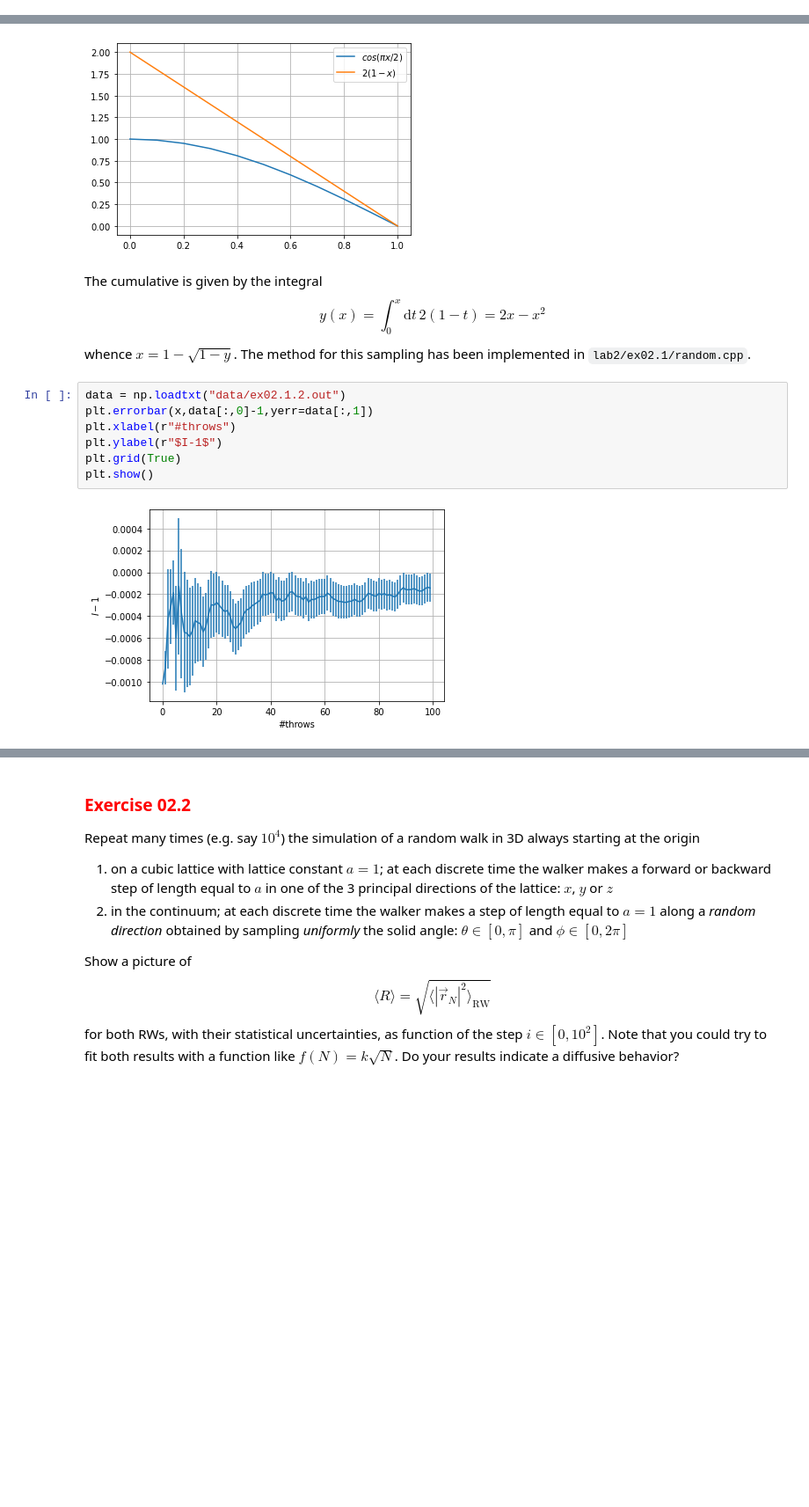
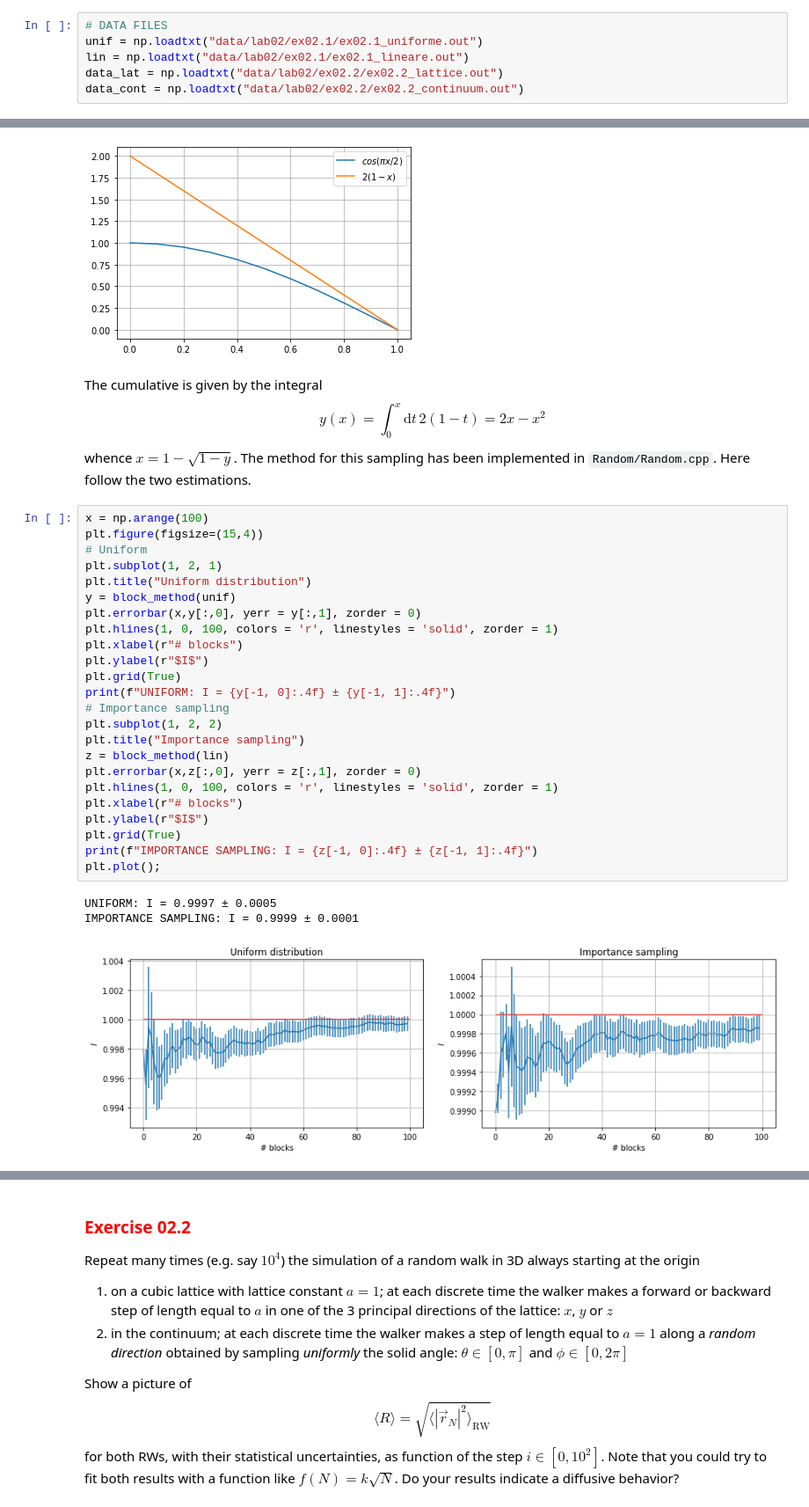
Before and after one commit to VLTSML26/numerical-simulation-lab, a Jupyter notebook: lab02/Voltan_Ex02.ipynb, the cells around one changed output, grey strips where cells are left out. Shown at 88% size. Saved outputs shown, nothing was run; the diff lists cells and outputs as text; blank space fills up the shorter version.

```diff
--- a/lab02/Voltan_Ex02.ipynb
+++ b/lab02/Voltan_Ex02.ipynb
@@ -26,6 +28,12 @@ def block_method(data): # Function for blocking method data analysis
         y[i,0] = AV
         y[i,1] = error(AV, AV2, i)
     return y
+# %%
+# DATA FILES
+unif = np.loadtxt("data/lab02/ex02.1/ex02.1_uniforme.out")
+lin = np.loadtxt("data/lab02/ex02.1/ex02.1_lineare.out")
+data_lat = np.loadtxt("data/lab02/ex02.2/ex02.2_lattice.out")
+data_cont = np.loadtxt("data/lab02/ex02.2/ex02.2_continuum.out")
 # %% [markdown]
 ### <span style="color:red"> Exercise 02.1
 Compute the following 1D integral via Monte Carlo
@@ -67,14 +60,33 @@ plt.show()
 # %% [markdown]
 The cumulative is given by the integral
 $$y(x)=\int_0^x\text{d}t\,2(1-t)=2x-x^2$$
-whence $x=1-\sqrt{1-y}$. The method for this sampling has been implemented in <code>lab2/ex02.1/random.cpp</code>.
+whence $x=1-\sqrt{1-y}$. The method for this sampling has been implemented in <code>Random/Random.cpp</code>. Here follow the two estimations.
-# %%
-data = np.loadtxt("data/ex02.1.2.out")
-plt.errorbar(x,data[:,0]-1,yerr=data[:,1])
-plt.xlabel(r"#throws")
-plt.ylabel(r"$I-1$")
-plt.grid(True)
-plt.show()
-# %% [output]
-[figure, removed]
+# %%
+x = np.arange(100)
+plt.figure(figsize=(15,4))
+# Uniform
+plt.subplot(1, 2, 1)
+plt.title("Uniform distribution")
+y = block_method(unif)
+plt.errorbar(x,y[:,0], yerr = y[:,1], zorder = 0)
+plt.hlines(1, 0, 100, colors = 'r', linestyles = 'solid', zorder = 1)
+plt.xlabel(r"# blocks")
+plt.ylabel(r"$I$")
+plt.grid(True)
+print(f"UNIFORM: I = {y[-1, 0]:.4f} ± {y[-1, 1]:.4f}")
+# Importance sampling
+plt.subplot(1, 2, 2)
+plt.title("Importance sampling")
+z = block_method(lin)
+plt.errorbar(x,z[:,0], yerr = z[:,1], zorder = 0)
+plt.hlines(1, 0, 100, colors = 'r', linestyles = 'solid', zorder = 1)
+plt.xlabel(r"# blocks")
+plt.ylabel(r"$I$")
+plt.grid(True)
+print(f"IMPORTANCE SAMPLING: I = {z[-1, 0]:.4f} ± {z[-1, 1]:.4f}")
+plt.plot();
+# %% [output]
+UNIFORM: I = 0.9997 ± 0.0005
+IMPORTANCE SAMPLING: I = 0.9999 ± 0.0001
+[figure, added]
 # %% [markdown]
```
Also changed, not shown: parts of 26 cells of this notebook.
